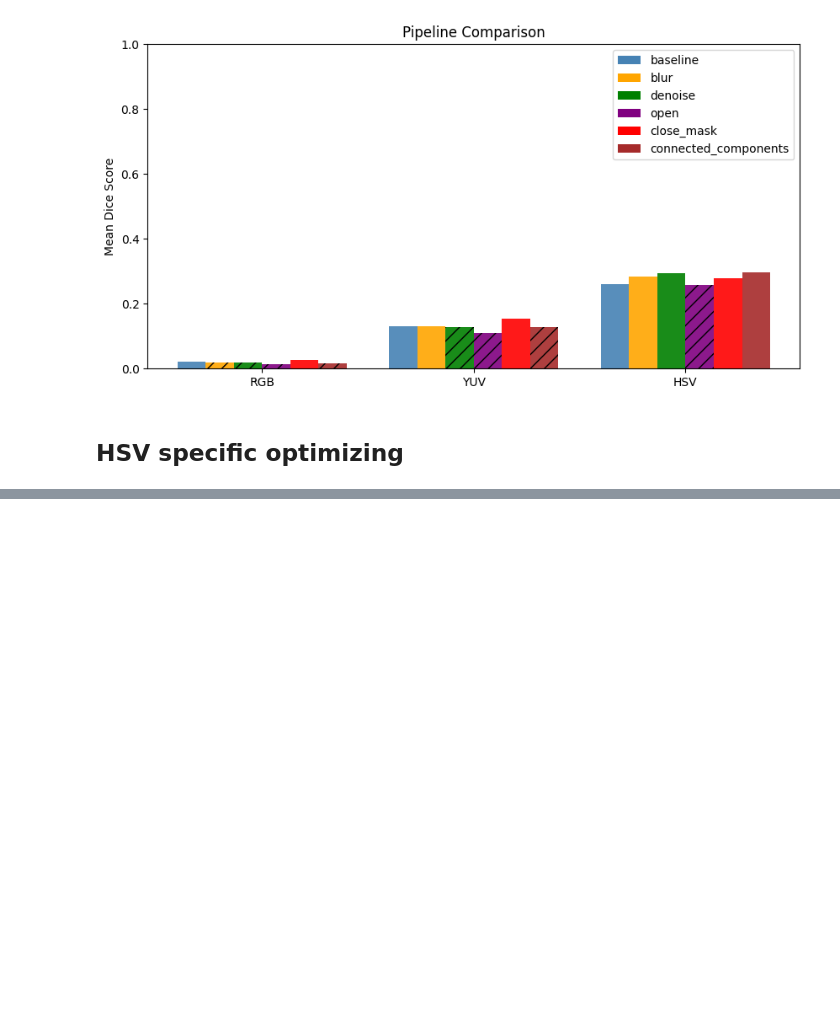
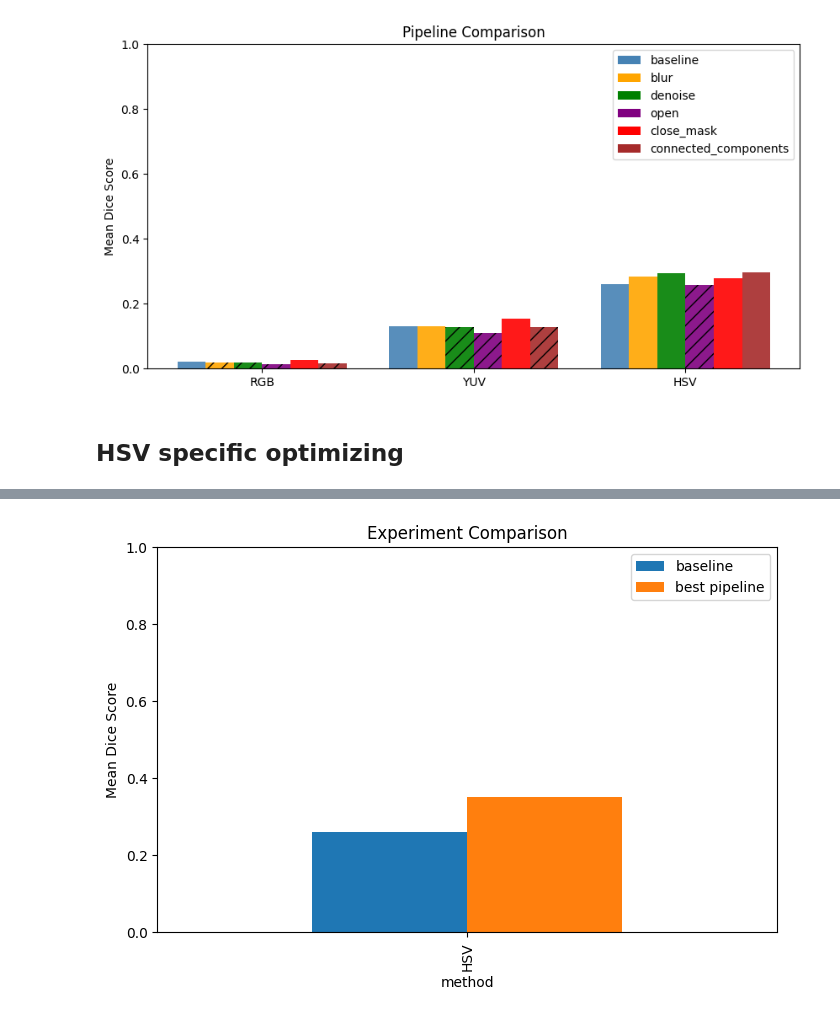
Before and after one commit to Oli36167/ClimbingVault, a Jupyter notebook: notebooks/automated-segmentation.ipynb, the cells around one changed output, grey strips where cells are left out. Drawn from its saved outputs; the diff is of its cells as text; code cells hidden in the pictures; blank space fills up the shorter version.

```diff
--- a/notebooks/automated-segmentation.ipynb
+++ b/notebooks/automated-segmentation.ipynb
@@ -741,0 +699,28 @@ KeyError: 'baseline'
+# %%
+def compare_method_bars(experiments, methods):
+
+    table = pd.DataFrame()
+
+    for name, df in experiments.items():
+
+        summary, _, _ = summarize_results(df, methods)
+
+        table[name] = summary
+
+    table.plot(kind="bar", figsize=(8,5))
+
+    plt.ylabel("Mean Dice Score")
+    plt.title("Experiment Comparison")
+    plt.ylim(0, 1)
+
+    plt.show()
+
+compare_method_bars(
+    {
+        "baseline": df_base,
+        "best pipeline": df_hsv_eq
+    },
+    ["HSV"]
+)
+# %% [output]
+[figure, added]
```
Also changed, not shown: parts of 9 cells of this notebook.
